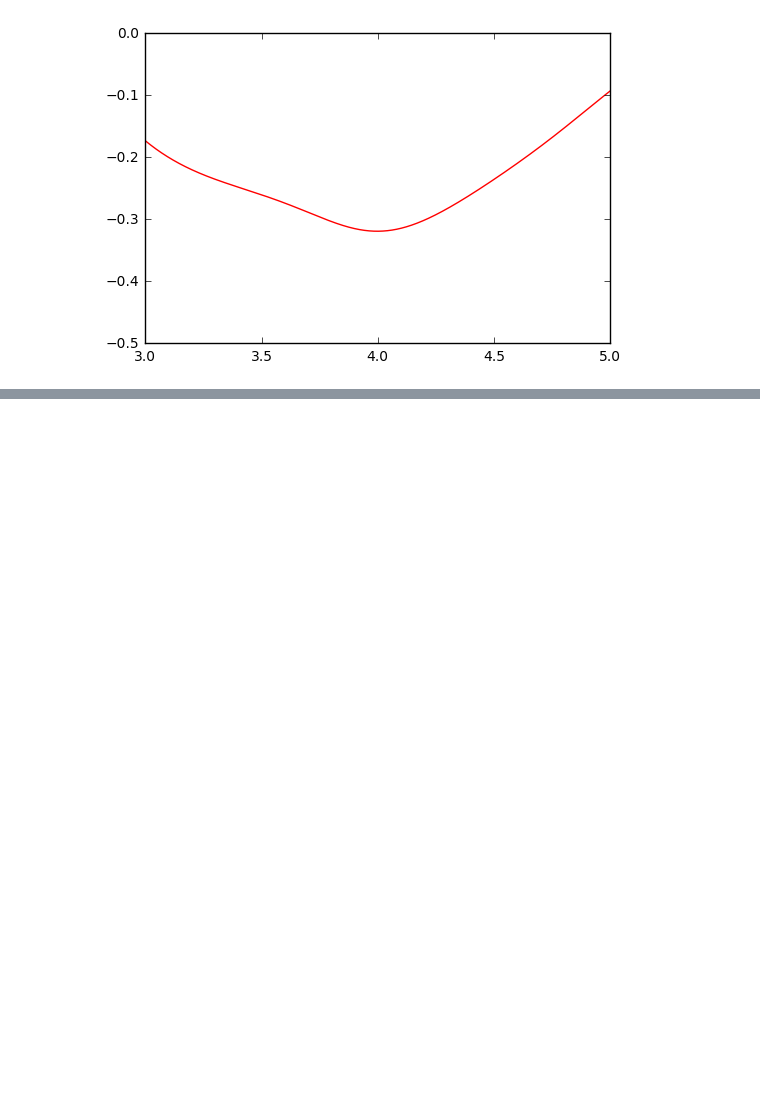
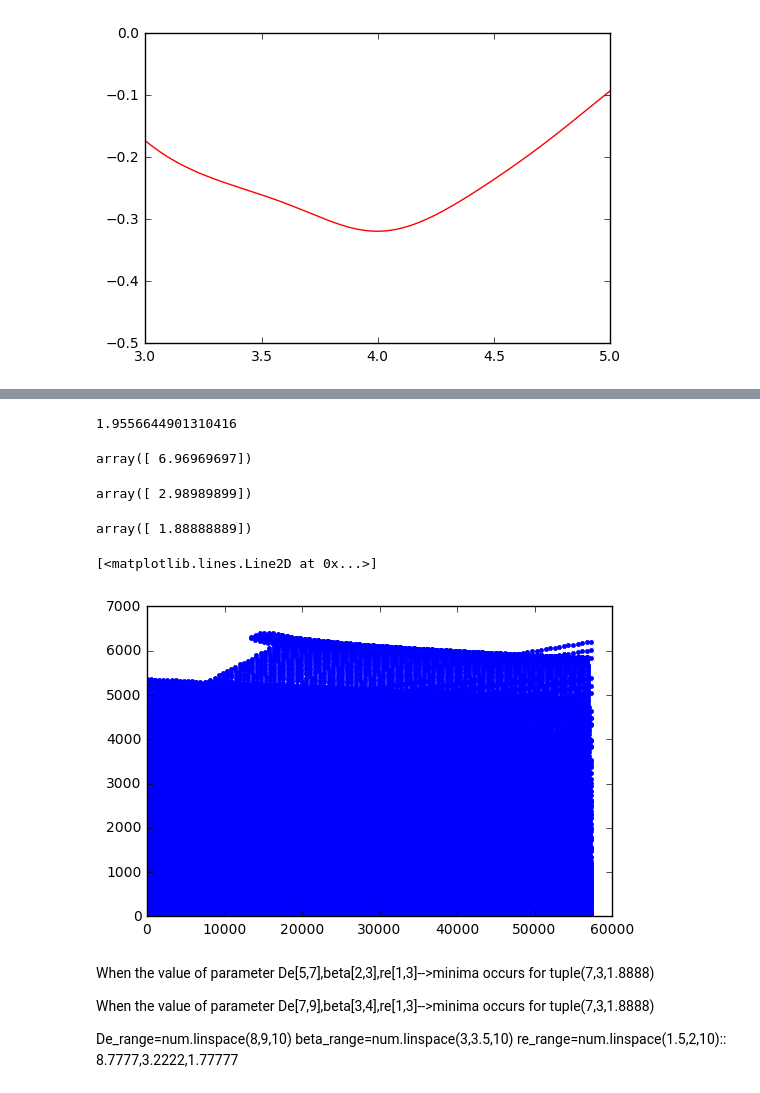
Before and after one commit to 123daimanu/DR_EAM, a Jupyter notebook: EAM_OxygenZhou2005.ipynb, the cells around one changed output, grey strips where cells are left out. Saved outputs shown, nothing was run; the diff lists cells and outputs as text; code cells hidden in the pictures; blank space fills up the shorter version.

```diff
--- a/EAM_OxygenZhou2005.ipynb
+++ b/EAM_OxygenZhou2005.ipynb
@@ -146,13 +146,13 @@ def minimum(U,r,r_bound):
     return [min_r,min_u,curvature_at_minima]
 # %%
 rbo=1.208
-do=-5.15
-ko=123.53
+do=-5.11
+ko=80.5454#123.53
 rm=3.994399
 # %%
-De_range=num.linspace(5,6,100)
-beta_range=num.linspace(2,3,100)
-re_range=num.linspace(1,2,100)
+De_range=num.linspace(6.5,7,100)
+beta_range=num.linspace(2,4,100)
+re_range=num.linspace(1,2,10)
 # %%
 param_set=[[De,Beta,Re] for De in De_range for Beta in beta_range for Re in re_range]
 # %%
@@ -167,5 +167,8 @@ for param in param_set:
         zhou_min=minimum(totalField,r,[3.5,4.5])
         squared_error=(rbo-bond_min[0])**2+(do-bond_min[1])**2+(ko-bond_min[2])**2+(rm-zhou_min[0])**2
         file.write("%f\t%f\t%f\t%f\n"%(param[0],param[1],param[2],squared_error))
-        error.append(squared_error)
+        error.append([param[0],param[1],param[2],squared_error])
     except (RuntimeError, TypeError, NameError , ValueError, IndexError):
+        continue
+
+file.close()
@@ -193,0 +175,6 @@ param_set
+# %%
+error_array=num.array(error)
+min_error=min(error_array[:,3])
+min_error
+# %% [output]
+1.9556644901310416
@@ -193,0 +183,29 @@ param_set
+# %%
+param_De=error_array[param_pos,0]
+param_De
+# %% [output]
+array([ 6.96969697])
+# %%
+param_beta=error_array[param_pos,1]
+param_beta
+# %% [output]
+array([ 2.98989899])
+# %%
+param_re=error_array[param_pos,2]
+param_re
+# %% [output]
+array([ 1.88888889])
+# %%
+
+
+
+lab.plot(error_array[:,3],'.')
+# %% [output]
+[<matplotlib.lines.Line2D at 0x...>]
+[figure, added]
+# %% [markdown]
+When the value of parameter De[5,7],beta[2,3],re[1,3]-->minima occurs for tuple(7,3,1.8888)
+
+When the value of parameter De[7,9],beta[3,4],re[1,3]-->minima occurs for tuple(7,3,1.8888)
+
+De_range=num.linspace(8,9,10)  beta_range=num.linspace(3,3.5,10)  re_range=num.linspace(1.5,2,10):: 8.7777,3.2222,1.77777
```
Also changed, not shown: parts of 11 cells of this notebook.
